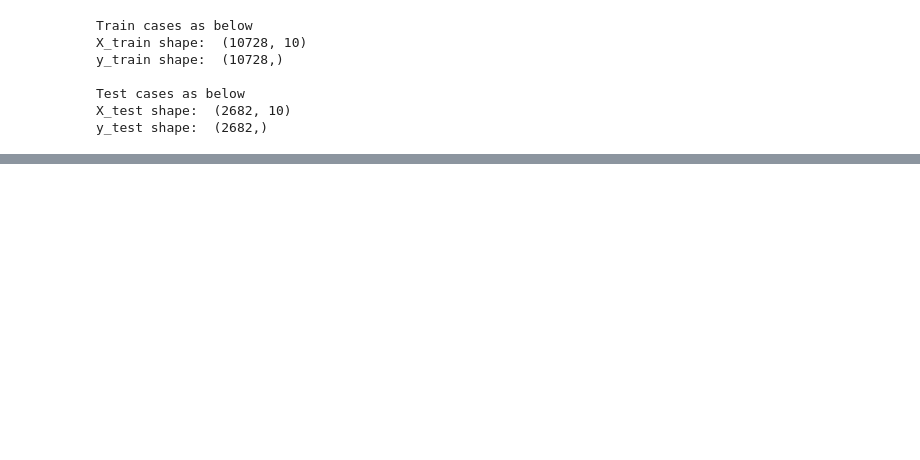
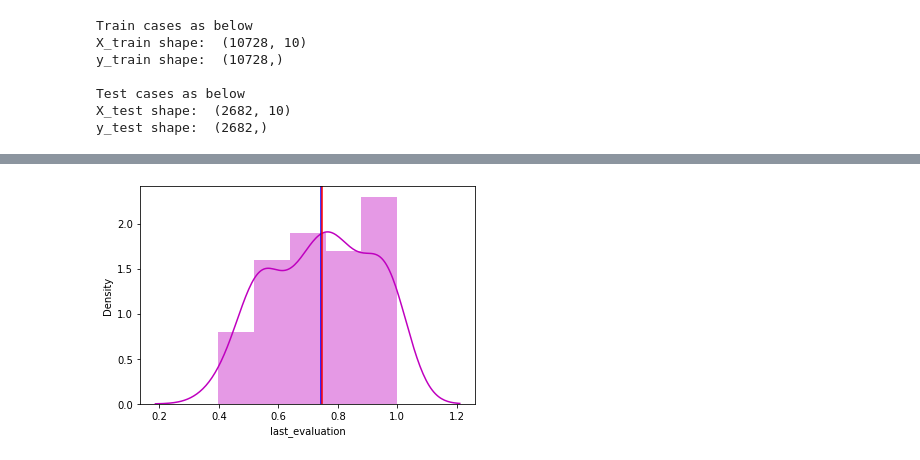
Before and after one commit to bhupeshmahara/INSAID-GCD-Capstone, a Jupyter notebook: 1005_GCD_Capstone_Project_Bhupesh.ipynb, the cells around one changed output, grey strips where cells are left out. Saved outputs shown, nothing was run; the diff lists cells and outputs as text; code cells hidden in the pictures; blank space fills up the shorter version.

```diff
--- a/1005_GCD_Capstone_Project_Bhupesh.ipynb
+++ b/1005_GCD_Capstone_Project_Bhupesh.ipynb
@@ -1011,0 +1473,3 @@ accuracy_frame
+# %%
+df_DataForPred = pd.merge(unseenData, df_employeeDetailsData, how='left', on="employee_id")
+df_DataForPred.head()
@@ -1011,0 +1506,5 @@ accuracy_frame
+# %%
+# since the recently_promoted and filed_complaint are having a lot missing values, we'll drop the columns
+
+df_DataForPred.drop(['filed_complaint', 'recently_promoted'], axis=1, inplace = True)
+df_DataForPred.isnull().sum().sort_values(ascending=False)
@@ -1011,0 +1539,4 @@ accuracy_frame
+# %%
+# fill the missing values with dept_name : D00-SS i.e. the Sales department as most of the employees are from this department
+df_DataForPred['department'].fillna('D00-SS',inplace=True)
+df_DataForPred.isnull().sum().sort_values(ascending=False)
@@ -1011,0 +1567,4 @@ accuracy_frame
+# %%
+# fill the missing values with tenure : 3.0 since most people are having tenure of 3 years
+df_DataForPred['tenure'].fillna('3.0',inplace=True)
+df_DataForPred.isnull().sum().sort_values(ascending=False)
@@ -1011,0 +1584,9 @@ accuracy_frame
+# %%
+# Is my data normally distributed for last_evaluation column ?
+
+sns.distplot(df_DataForPred.last_evaluation, color='m')
+plt.axvline(df_DataForPred.last_evaluation.mean(), color='b')
+plt.axvline(df_DataForPred.last_evaluation.median(), color='r')
+plt.show()
+# %% [output]
+[figure, added]
```
Also changed, not shown: parts of 148 cells of this notebook.
